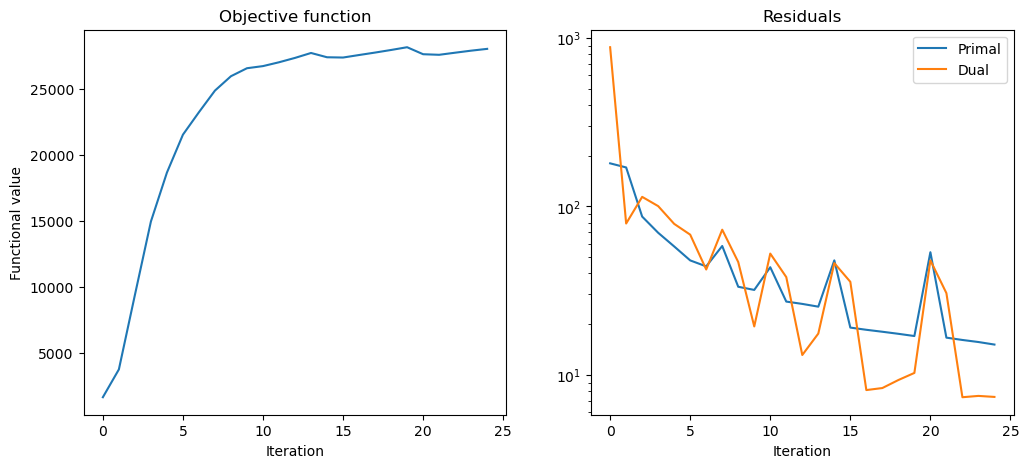
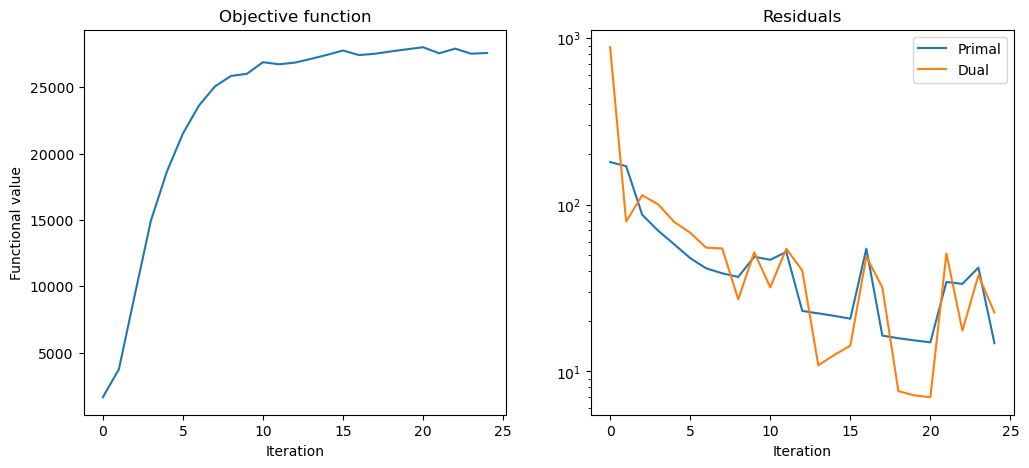
Code edit (unified diff) that turned the first committed figure into the second:
--- before
+++ after
@@ -1,18 +1,16 @@
-fig, ax = plot.subplots(nrows=1, ncols=2, figsize=(12, 5))
-plot.plot(
+fig, ax = kplt.subplots(nrows=1, ncols=2, figsize=(12, 5))
+kplt.plot(
     hist.Objective,
     title="Objective function",
-    xlbl="Iteration",
-    ylbl="Functional value",
-    fig=fig,
+    xlabel="Iteration",
+    ylabel="Functional value",
     ax=ax[0],
 )
-plot.plot(
-    snp.vstack((hist.Prml_Rsdl, hist.Dual_Rsdl)).T,
-    ptyp="semilogy",
+kplt.plot(
+    snp.array((hist.Prml_Rsdl, hist.Dual_Rsdl)).T,
+    ylog=True,
     title="Residuals",
-    xlbl="Iteration",
-    lgnd=("Primal", "Dual"),
-    fig=fig,
+    xlabel="Iteration",
+    legend=("Primal", "Dual"),
     ax=ax[1],
 )

Commit: Update notebooks